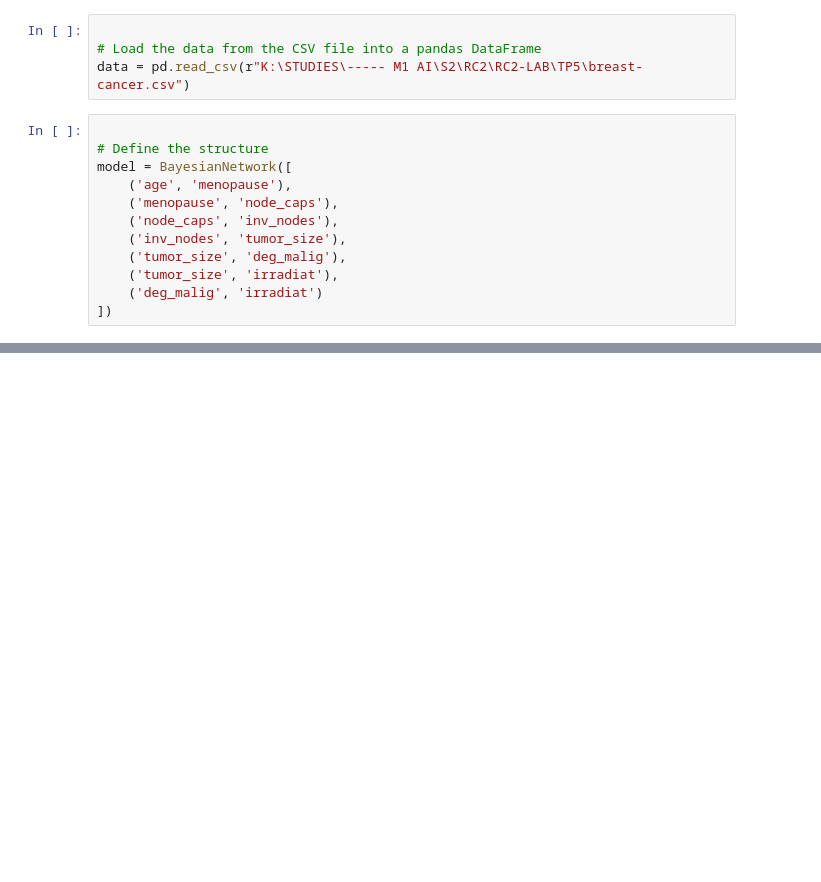
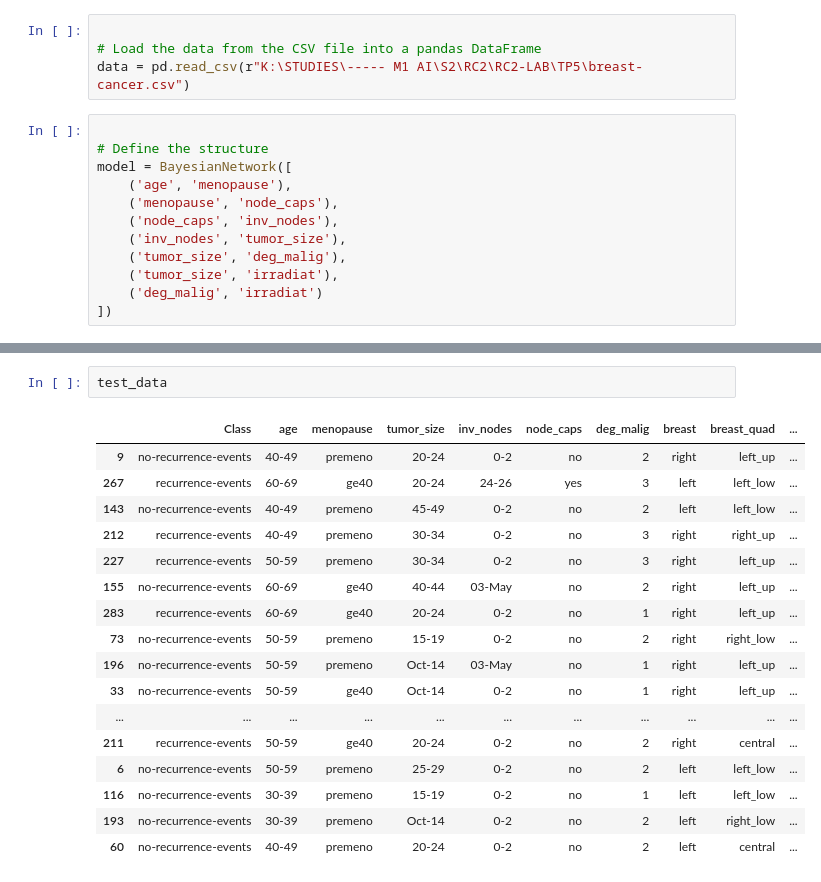
Before and after one commit to elaaatif/Bayesian-Network-Case-Study-in-the-Medical-Field-Breast-Cancer-Diagnosis, a Jupyter notebook: BC-BN-EM.IPYNB, the cells around one changed output, grey strips where cells are left out. Saved outputs shown, nothing was run; the diff lists cells and outputs as text; blank space fills up the shorter version.

```diff
--- a/BC-BN-EM.IPYNB
+++ b/BC-BN-EM.IPYNB
@@ -69,0 +116,20 @@ CPD for node: tumor_size
+# %%
+test_data
+# %% [output]
+|  | Class | age | menopause | tumor_size | inv_nodes | node_caps | deg_malig | breast | breast_quad | ... |
+| 9 | no-recurrence-events | 40-49 | premeno | 20-24 | 0-2 | no | 2 | right | left_up | ... |
+| 267 | recurrence-events | 60-69 | ge40 | 20-24 | 24-26 | yes | 3 | left | left_low | ... |
+| 143 | no-recurrence-events | 40-49 | premeno | 45-49 | 0-2 | no | 2 | left | left_low | ... |
+| 212 | recurrence-events | 40-49 | premeno | 30-34 | 0-2 | no | 3 | right | right_up | ... |
+| 227 | recurrence-events | 50-59 | premeno | 30-34 | 0-2 | no | 3 | right | left_up | ... |
+| 155 | no-recurrence-events | 60-69 | ge40 | 40-44 | 03-May | no | 2 | right | left_up | ... |
+| 283 | recurrence-events | 60-69 | ge40 | 20-24 | 0-2 | no | 1 | right | left_up | ... |
+| 73 | no-recurrence-events | 50-59 | premeno | 15-19 | 0-2 | no | 2 | right | right_low | ... |
+| 196 | no-recurrence-events | 50-59 | premeno | Oct-14 | 03-May | no | 1 | right | left_up | ... |
+| 33 | no-recurrence-events | 50-59 | ge40 | Oct-14 | 0-2 | no | 1 | right | left_up | ... |
+| ... | ... | ... | ... | ... | ... | ... | ... | ... | ... | ... |
+| 211 | recurrence-events | 50-59 | ge40 | 20-24 | 0-2 | no | 2 | right | central | ... |
+| 6 | no-recurrence-events | 50-59 | premeno | 25-29 | 0-2 | no | 2 | left | left_low | ... |
+| 116 | no-recurrence-events | 30-39 | premeno | 15-19 | 0-2 | no | 1 | left | left_low | ... |
+| 193 | no-recurrence-events | 30-39 | premeno | Oct-14 | 0-2 | no | 2 | left | right_low | ... |
+| 60 | no-recurrence-events | 40-49 | premeno | 20-24 | 0-2 | no | 2 | left | central | ... |
```
Also changed, not shown: parts of 20 cells of this notebook.
